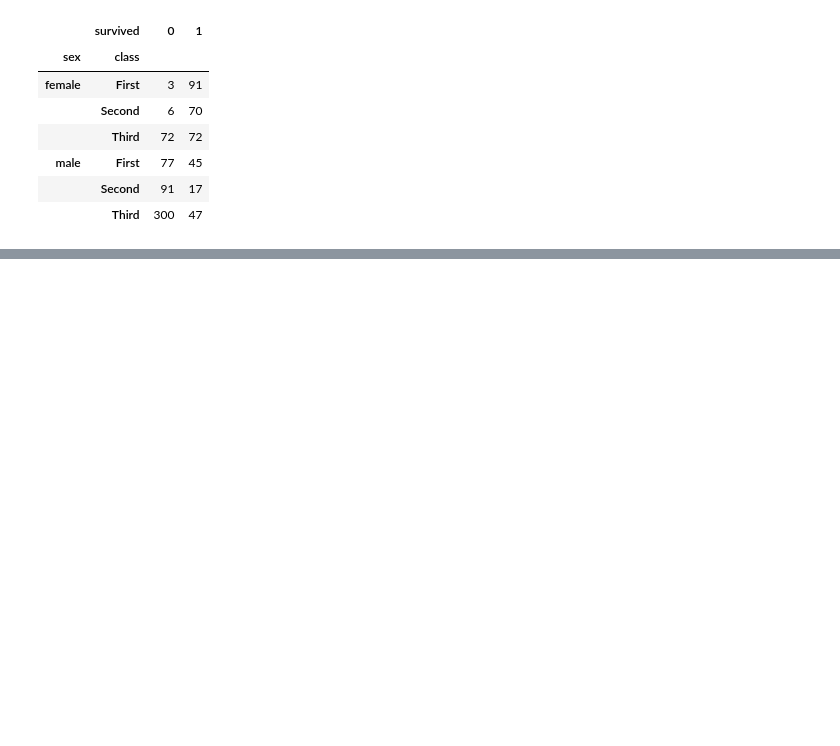
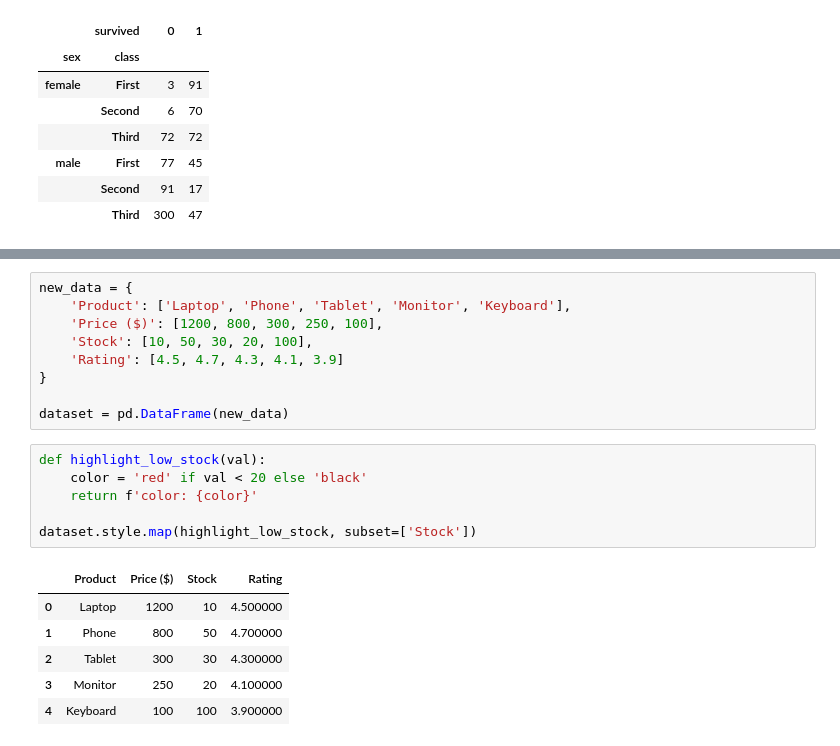
Before and after one commit to b3rian/Data_Science, a Jupyter notebook: pandas tutorial.ipynb, the cells around one changed output, grey strips where cells are left out. Drawn from its saved outputs; the diff is of its cells as text; blank space fills up the shorter version.

```diff
--- a/pandas tutorial.ipynb
+++ b/pandas tutorial.ipynb
@@ -323,0 +369,22 @@ pd.crosstab([titanic['sex'],titanic['class']], titanic['survived'])
+# %%
+new_data = {
+    'Product': ['Laptop', 'Phone', 'Tablet', 'Monitor', 'Keyboard'],
+    'Price ($)': [1200, 800, 300, 250, 100],
+    'Stock': [10, 50, 30, 20, 100],
+    'Rating': [4.5, 4.7, 4.3, 4.1, 3.9]
+}
+
+dataset = pd.DataFrame(new_data)
+# %%
+def highlight_low_stock(val):
+    color = 'red' if val < 20 else 'black'
+    return f'color: {color}'
+
+dataset.style.map(highlight_low_stock, subset=['Stock'])
+# %% [output]
+|  | Product | Price ($) | Stock | Rating |
+| 0 | Laptop | 1200 | 10 | 4.500000 |
+| 1 | Phone | 800 | 50 | 4.700000 |
+| 2 | Tablet | 300 | 30 | 4.300000 |
+| 3 | Monitor | 250 | 20 | 4.100000 |
+| 4 | Keyboard | 100 | 100 | 3.900000 |
```
Also changed, not shown: parts of 7 cells of this notebook, 1 other file.
